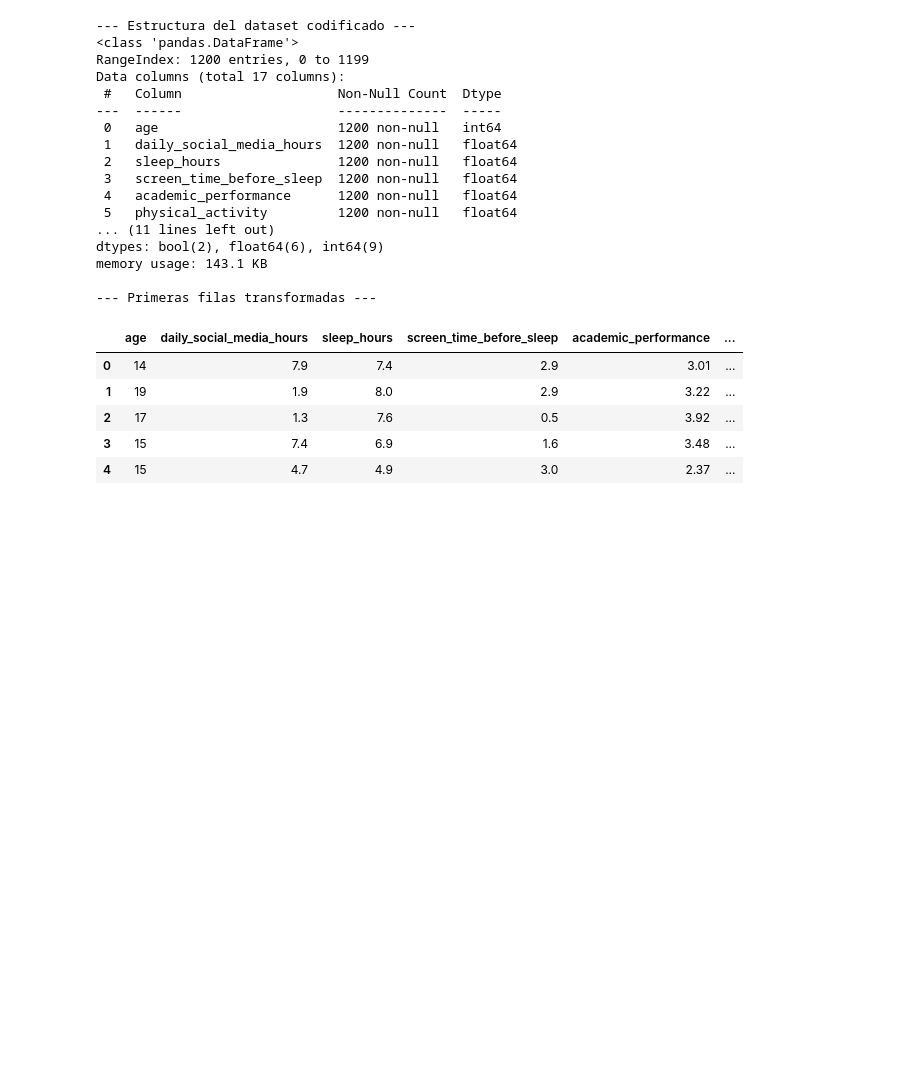
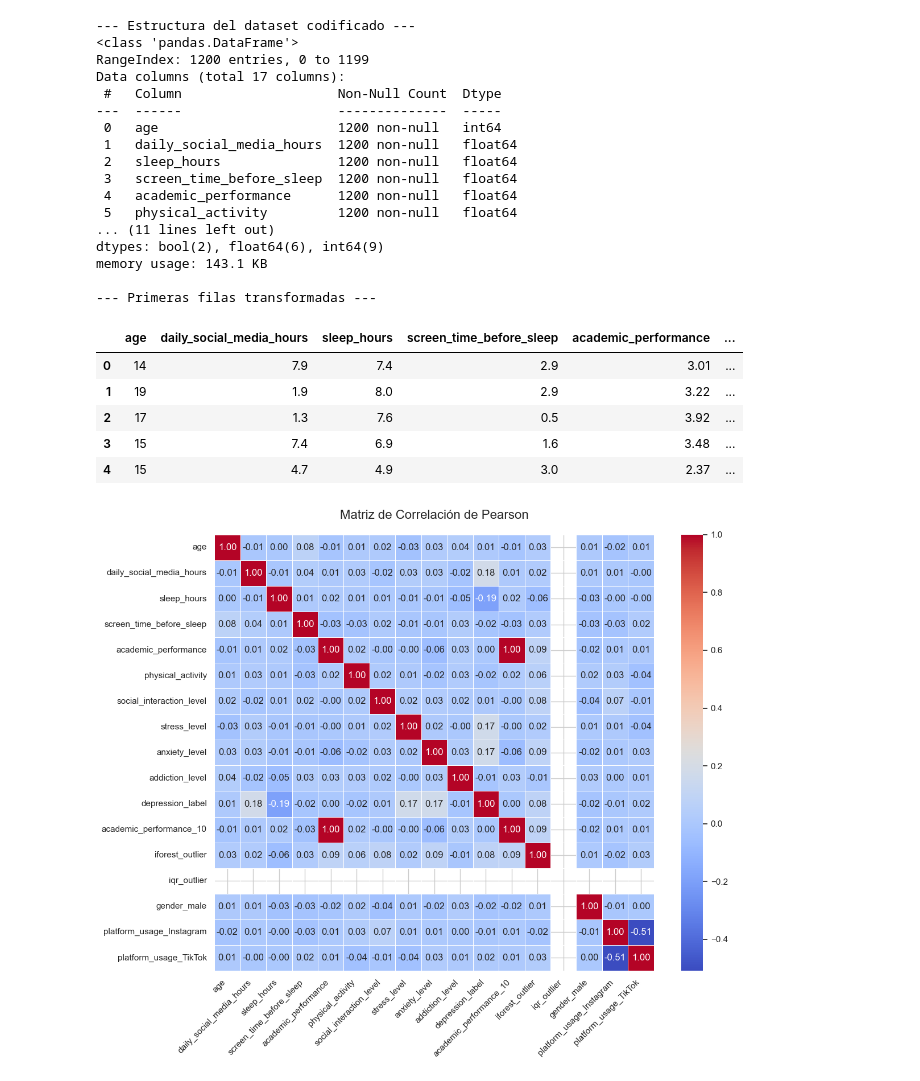
Before and after one commit to Bootcamp-DA-P2/proyecto7-regression-grupo5, a Jupyter notebook: 1.ipynb, the cells around one changed output. Drawn from its saved outputs; the diff is of its cells as text; code cells hidden in the pictures; blank space fills up the shorter version.

Commit message:
:chore: track data/outliers structure and add plots

```diff
--- a/1.ipynb
+++ b/1.ipynb
@@ -321,3 +321,35 @@ memory usage: 143.1 KB
 | 2 | 17 | 1.3 | 7.6 | 0.5 | 3.92 | ... |
 | 3 | 15 | 7.4 | 6.9 | 1.6 | 3.48 | ... |
 | 4 | 15 | 4.7 | 4.9 | 3.0 | 2.37 | ... |
+# %%
+import numpy as np
+import matplotlib.pyplot as plt
+import seaborn as sns
+
+# 1. Calcular la matriz de correlación numérica
+matriz_correlacion = df.corr()
+
+# 2. Configurar el lienzo de Matplotlib
+plt.figure(figsize=(12, 10))
+
+# 3. Crear el heatmap
+# Usamos un mapa de color 'coolwarm' (azul para negativo, rojo para positivo)
+sns.heatmap(
+    matriz_correlacion,
+    annot=True,          # Muestra los números dentro de cada celda
+    fmt=".2f",           # Limita los números a 2 decimales
+    cmap="coolwarm",     # Paleta de colores térmica
+    linewidths=0.5,      # Línea sutil de separación entre celdas
+    cbar=True            # Muestra la barra de escala lateral
+)
+
+# 4. Ajustes de etiquetas para que no se corten
+plt.title("Matriz de Correlación de Pearson", fontsize=16, pad=20)
+plt.xticks(rotation=45, ha='right') # Rota las etiquetas de abajo para que se lean bien
+plt.yticks(rotation=0)
+plt.tight_layout()
+
+# 5. Mostrar el gráfico
+plt.show()
+# %% [output]
+[figure, added]
```
Also changed, not shown: parts of 3 cells of this notebook, 1 other file.
